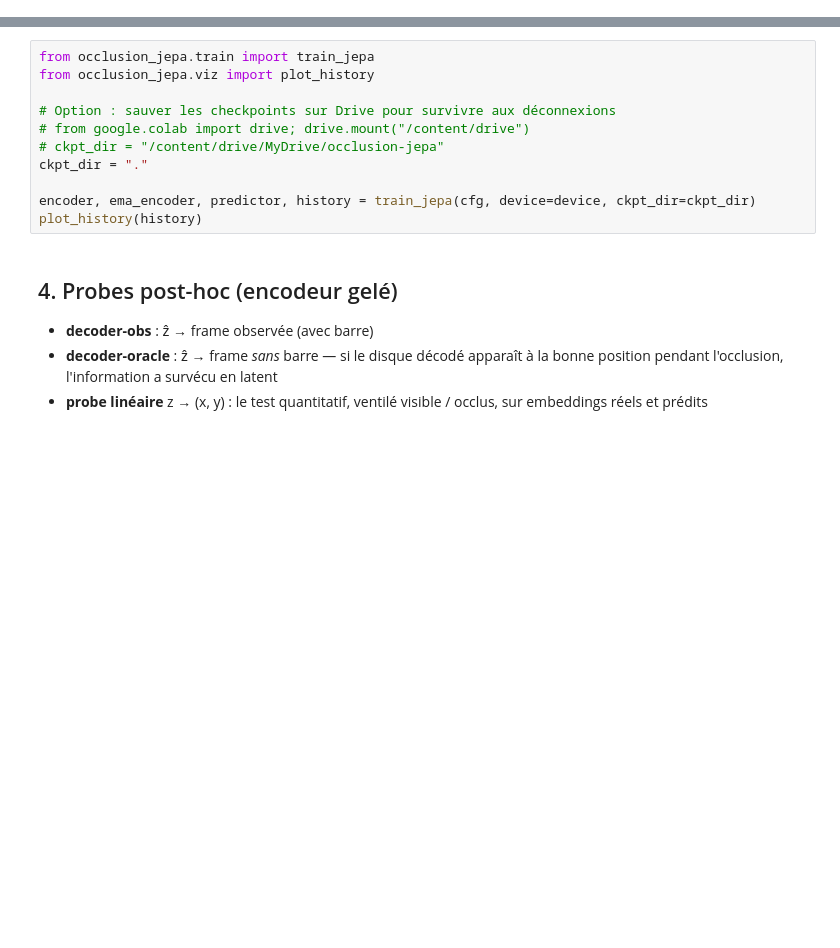
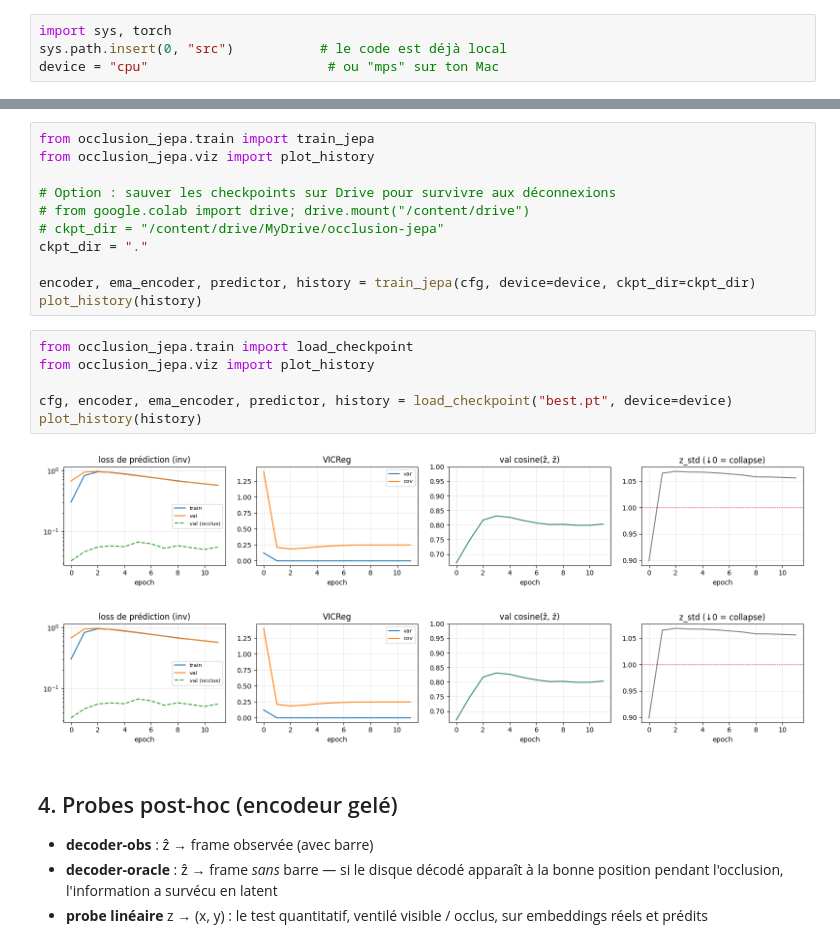
Before and after one commit to JulesV19/occlusion-test, a Jupyter notebook: train_colab.ipynb, the cells around one changed output, grey strips where cells are left out. Drawn from its saved outputs; the diff is of its cells as text; blank space fills up the shorter version.

```diff
--- a/train_colab.ipynb
+++ b/train_colab.ipynb
@@ -23,6 +23,10 @@ sys.path.insert(0, "occlusion-jepa/src")
 import torch
 device = "cuda" if torch.cuda.is_available() else "cpu"
 print("device:", device)
+# %%
+import sys, torch
+sys.path.insert(0, "src")           # le code est déjà local
+device = "cpu"                       # ou "mps" sur ton Mac
 # %% [markdown]
 ## 2. Sanity check des données
 
@@ -51,6 +58,15 @@ ckpt_dir = "."
 
 encoder, ema_encoder, predictor, history = train_jepa(cfg, device=device, ckpt_dir=ckpt_dir)
 plot_history(history)
+# %%
+from occlusion_jepa.train import load_checkpoint
+from occlusion_jepa.viz import plot_history
+
+cfg, encoder, ema_encoder, predictor, history = load_checkpoint("best.pt", device=device)
+plot_history(history)
+# %% [output]
+[figure, added]
+[figure, added]
 # %% [markdown]
 ## 4. Probes post-hoc (encodeur gelé)
 
```
Also changed, not shown: parts of 4 cells of this notebook, 8 other files.
